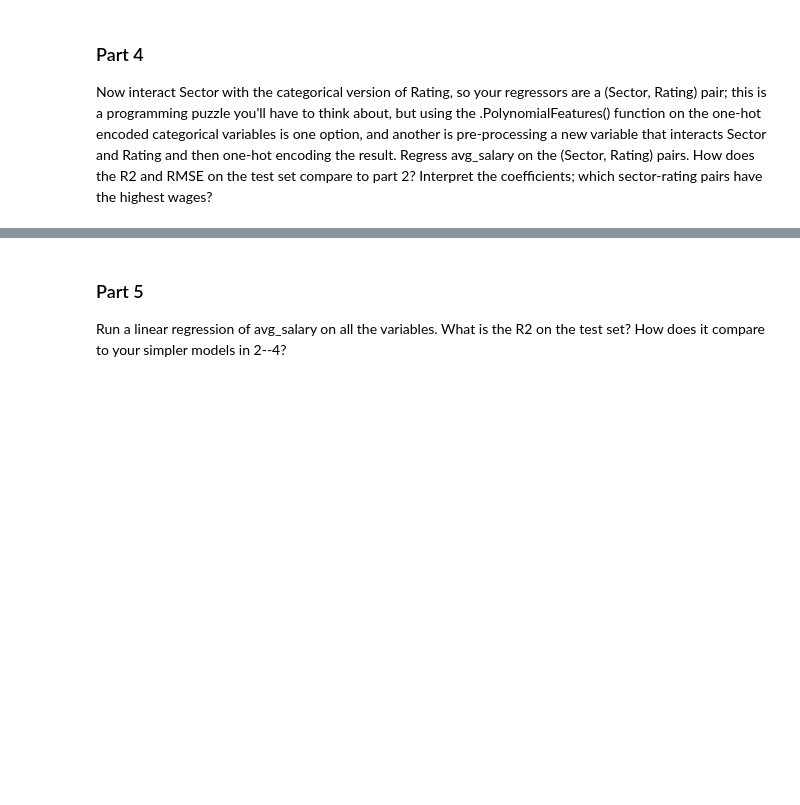
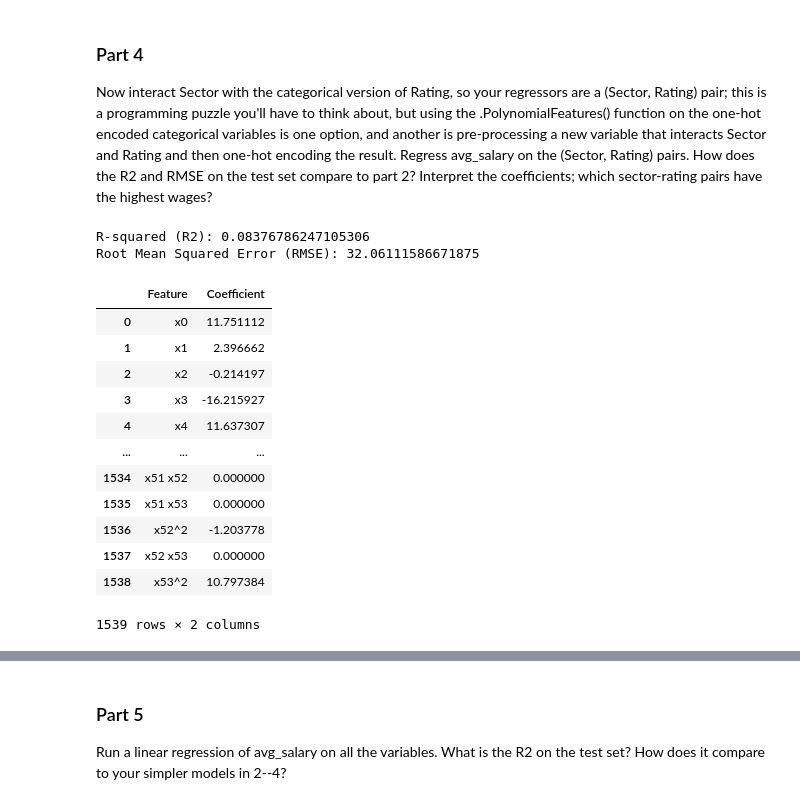
Before and after one commit to elaine-zhang12/assignment4, a Jupyter notebook: assignment4.ipynb, the cells around one changed output, grey strips where cells are left out. Cells and saved outputs as stored; diff of their text form; code cells hidden in the pictures; blank space fills up the shorter version.

```diff
--- a/assignment4.ipynb
+++ b/assignment4.ipynb
@@ -632,5 +622,48 @@ The model that regresses solely on Rating and avg_salary without one-hot encodin
 ### Part 4
 Now interact Sector with the categorical version of Rating, so your regressors are a (Sector, Rating) pair; this is a programming puzzle you'll have to think about, but using the .PolynomialFeatures() function on the one-hot encoded categorical variables is one option, and another is pre-processing a new variable that interacts Sector and Rating and then one-hot encoding the result. Regress avg_salary on the (Sector, Rating) pairs. How does the  R2  and RMSE on the test set compare to part 2? Interpret the coefficients; which sector-rating pairs have the highest wages?
 # %%
-X_train_pair = X = wages[['Sector', 'Rating']]
-X_test_pair
+X_train_pair = X_train[['Sector', 'Rating']]
+X_test_pair = X_test[['Sector', 'Rating']]
+
+cat_attribs = list(X_train_pair)
+full_pipeline = Pipeline([
+    ('cat', ColumnTransformer([
+        ("cat", OneHotEncoder(handle_unknown='ignore'), cat_attribs)
+    ], remainder='passthrough')),
+])
+expander = PolynomialFeatures(degree=2,include_bias=False)
+
+X_train_prepared = expander.fit_transform(full_pipeline.fit_transform(X_train_pair))
+X_test_prepared = expander.transform(full_pipeline.transform(X_test_pair))
+
+names = expander.get_feature_names_out()
+
+linear_model = LinearRegression()
+linear_model.fit(X_train_prepared, y_train)
+y_pred = linear_model.predict(X_test_prepared)
+
+r2 = r2_score(y_test, y_pred)
+rmse = mean_squared_error(y_test, y_pred, squared=False)
+
+print("R-squared (R2):", r2)
+print("Root Mean Squared Error (RMSE):", rmse)
+
+coefficients = linear_model.coef_
+coefficients_df = pd.DataFrame({'Feature': names, 'Coefficient': coefficients})
+coefficients_df
+# %% [output]
+R-squared (R2): 0.08376786247105306
+Root Mean Squared Error (RMSE): 32.06111586671875
+|  | Feature | Coefficient |
+| 0 | x0 | 11.751112 |
+| 1 | x1 | 2.396662 |
+| 2 | x2 | -0.214197 |
+| 3 | x3 | -16.215927 |
+| 4 | x4 | 11.637307 |
+| ... | ... | ... |
+| 1534 | x51 x52 | 0.000000 |
+| 1535 | x51 x53 | 0.000000 |
+| 1536 | x52^2 | -1.203778 |
+| 1537 | x52 x53 | 0.000000 |
+| 1538 | x53^2 | 10.797384 |
+1539 rows × 2 columns
```
Also changed, not shown: parts of 21 cells of this notebook.
